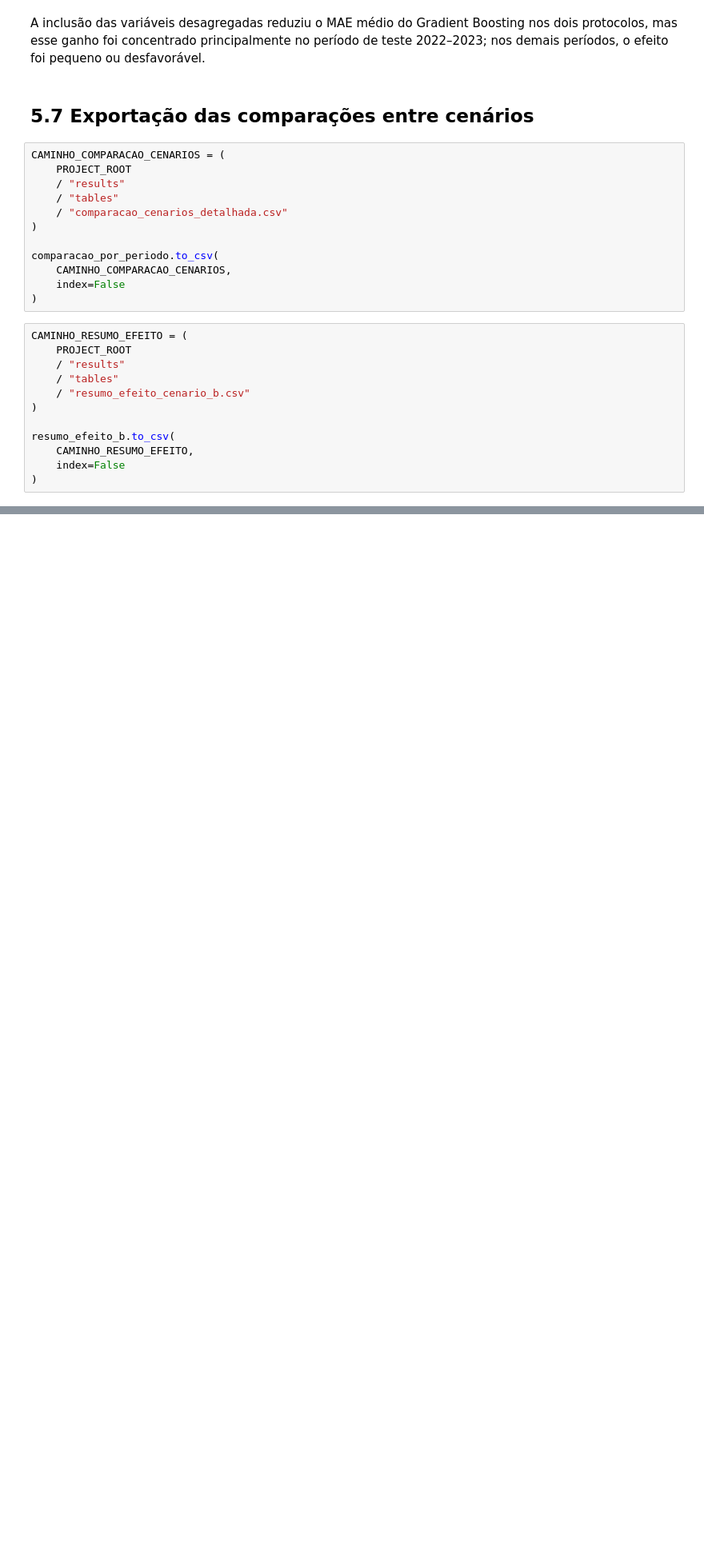
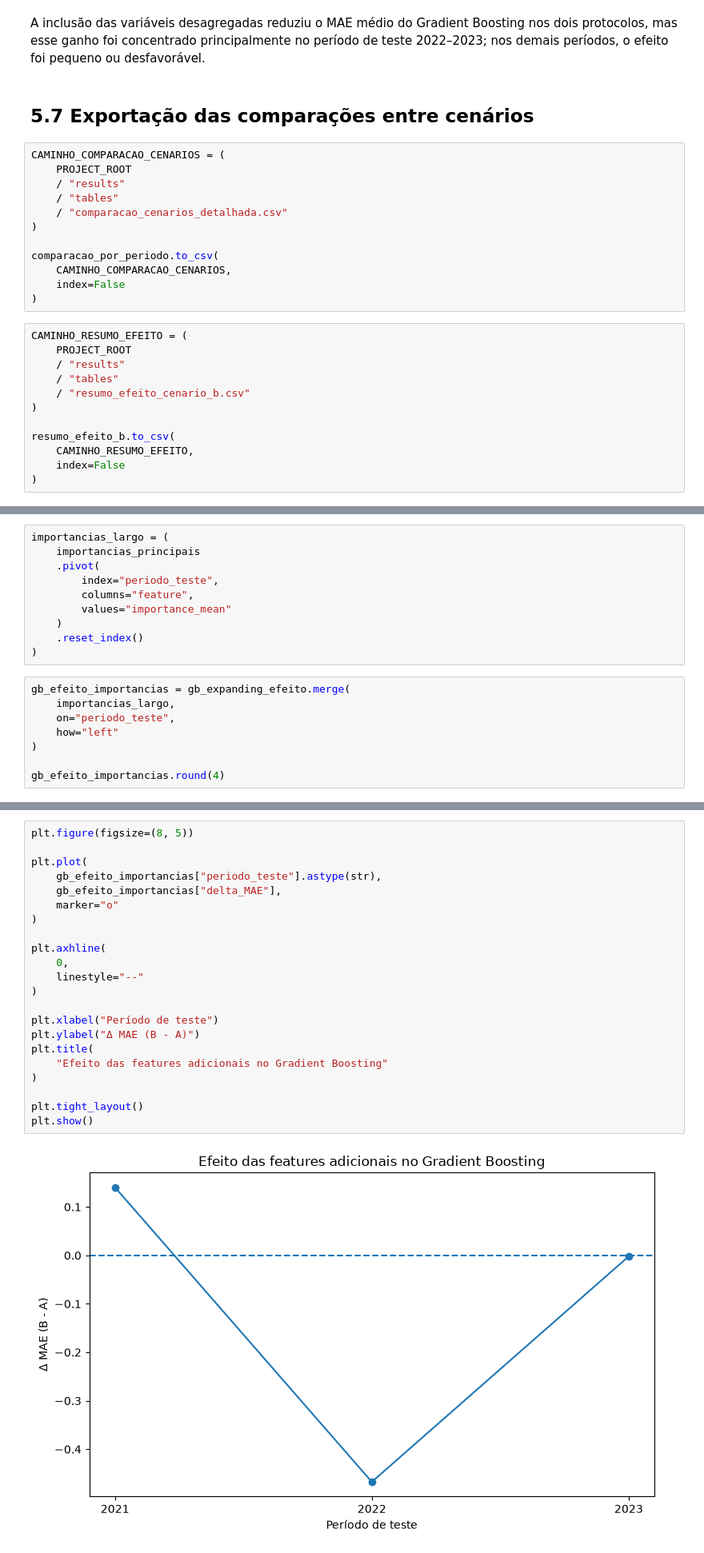
Before and after one commit to SaraLopes7/tcc-evasao-ensino-superior, a Jupyter notebook: noteboooks/05_comparacao_cenarios.ipynb, the cells around one changed output, grey strips where cells are left out. Shown at 80% size. Cells and saved outputs as stored; diff of their text form; blank space fills up the shorter version.

Commit message:
feat: adiciona comparacao entre cenarios

```diff
--- a/noteboooks/05_comparacao_cenarios.ipynb
+++ b/noteboooks/05_comparacao_cenarios.ipynb
@@ -769,0 +847,18 @@ resumo_efeito_b.to_csv(
+# %%
+importancias_largo = (
+    importancias_principais
+    .pivot(
+        index="periodo_teste",
+        columns="feature",
+        values="importance_mean"
+    )
+    .reset_index()
+)
+# %%
+gb_efeito_importancias = gb_expanding_efeito.merge(
+    importancias_largo,
+    on="periodo_teste",
+    how="left"
+)
+
+gb_efeito_importancias.round(4)
@@ -769,0 +870,24 @@ resumo_efeito_b.to_csv(
+# %%
+plt.figure(figsize=(8, 5))
+
+plt.plot(
+    gb_efeito_importancias["periodo_teste"].astype(str),
+    gb_efeito_importancias["delta_MAE"],
+    marker="o"
+)
+
+plt.axhline(
+    0,
+    linestyle="--"
+)
+
+plt.xlabel("Período de teste")
+plt.ylabel("Δ MAE (B - A)")
+plt.title(
+    "Efeito das features adicionais no Gradient Boosting"
+)
+
+plt.tight_layout()
+plt.show()
+# %% [output]
+[figure, added]
```
Also changed, not shown: parts of 31 cells of this notebook.
